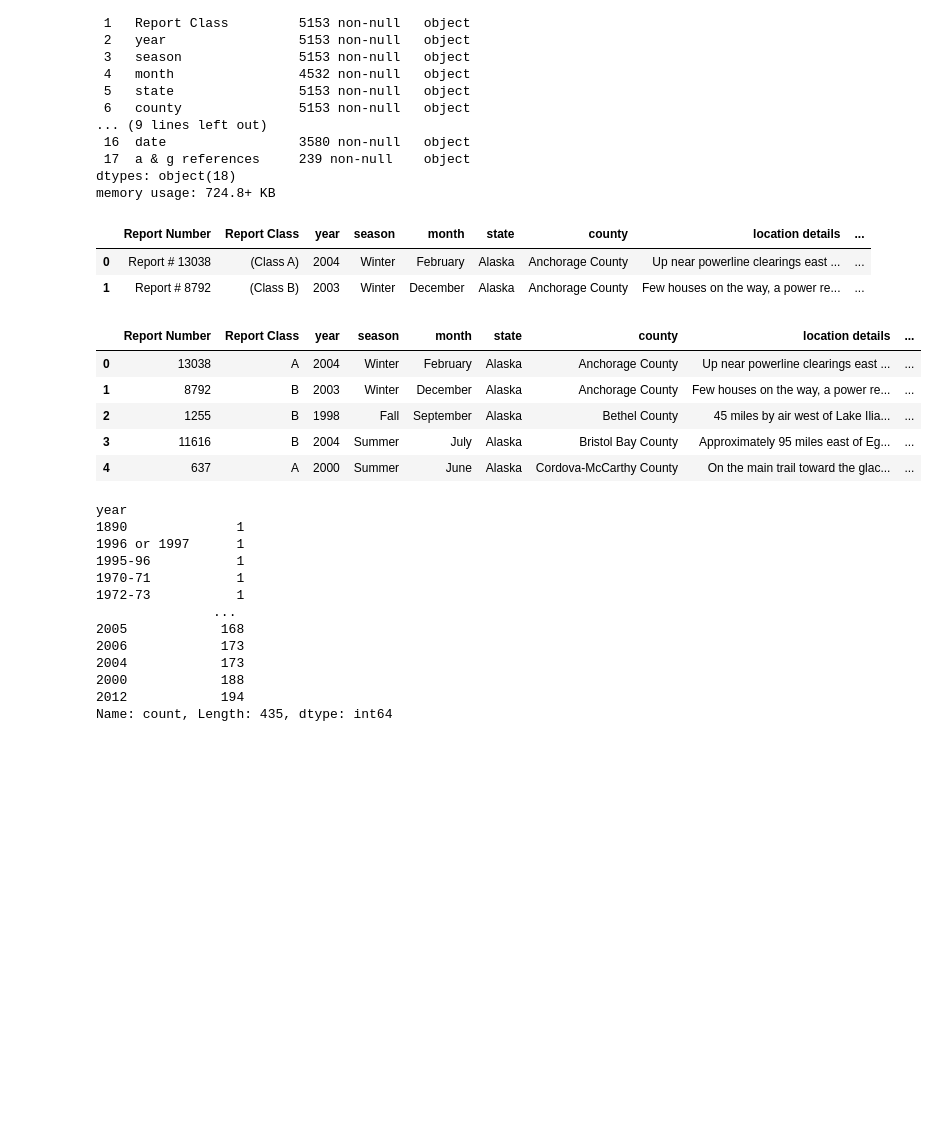
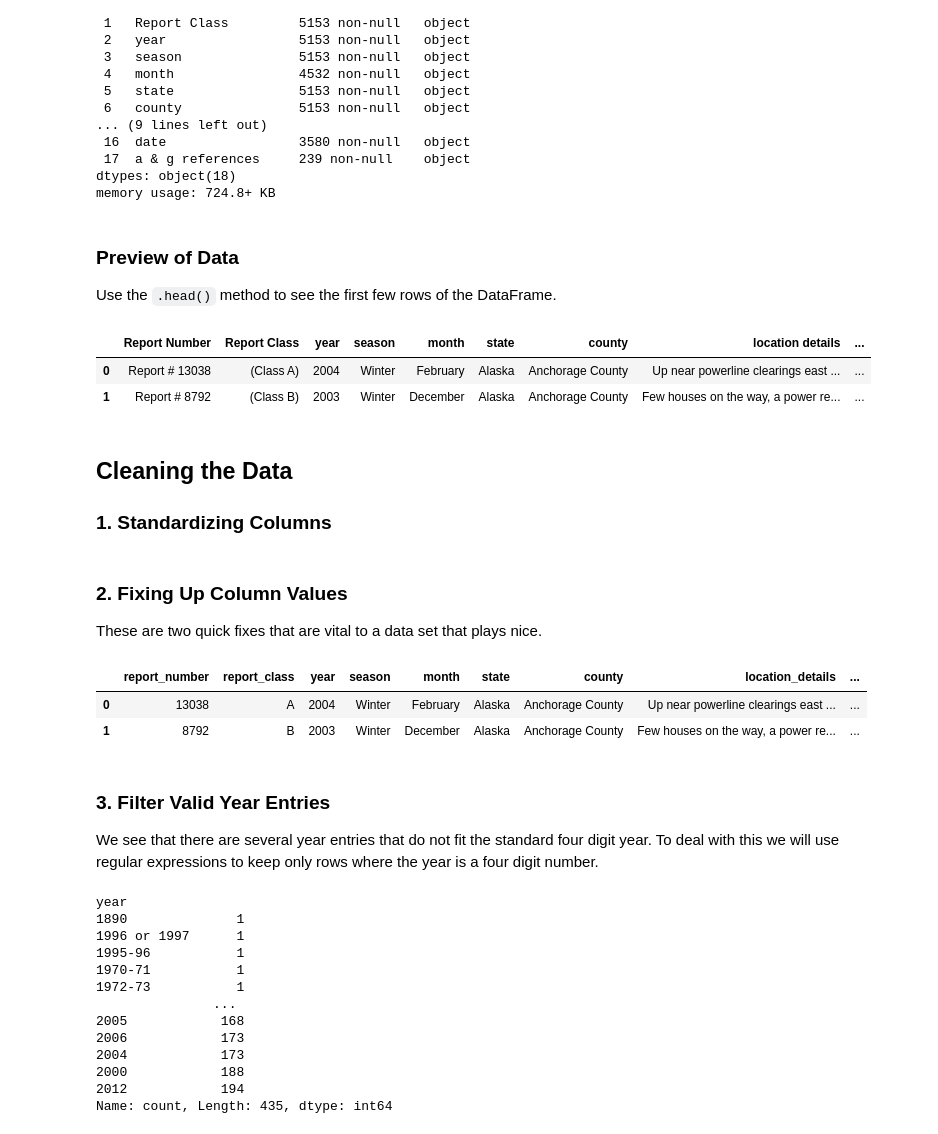
Before and after one commit to the-eva-a/bigfoot-sightings, a Jupyter notebook: notebooks/data-cleaning.ipynb, the cells around one changed output. Saved outputs shown, nothing was run; the diff lists cells and outputs as text; code cells hidden in the pictures; blank space fills up the shorter version.

```diff
--- a/notebooks/data-cleaning.ipynb
+++ b/notebooks/data-cleaning.ipynb
@@ -11,5 +12,0 @@ There are 5153 reports
-# %%
-# There seem to be a ton of entries lets make sure that we aren't double counting
-bigfoot_df = bigfoot_df.drop_duplicates(subset='Report Number')
-
-print(f'There are {len(bigfoot_df)} unique reports.')
@@ -35,28 +34,49 @@ Data columns (total 18 columns):
  17  a & g references     239 non-null    object
 dtypes: object(18)
 memory usage: 724.8+ KB
+# %% [markdown]
+### Preview of Data
+Use the `.head()` method to see the first few rows of the DataFrame.
 # %%
 bigfoot_df.head(2)
 # %% [output]
 |  | Report Number | Report Class | year | season | month | state | county | location details | ... |
 | 0 | Report # 13038 | (Class A) | 2004 | Winter | February | Alaska | Anchorage County | Up near powerline clearings east ... | ... |
 | 1 | Report # 8792 | (Class B) | 2003 | Winter | December | Alaska | Anchorage County | Few houses on the way, a power re... | ... |
+# %% [markdown]
+## Cleaning the Data
+
+### 1. Standardizing Columns
+# %%
+bigfoot_df.columns = bigfoot_df.columns.str.replace(' ','_').str.lower()
+# %% [markdown]
+### 2. Fixing Up Column Values
+These are two quick fixes that are vital to a data set that plays nice.
 # %%
-bigfoot_df['Report Number'] = bigfoot_df.loc[:, 'Report Number'].apply(
+bigfoot_df['report_number'] = bigfoot_df.loc[:, 'report_number'].apply(
   lambda x: pd.to_numeric(x.split('Report # ')[1]) if isinstance(x, str) and 'Report # ' in x else x)
 
-bigfoot_df['Report Class'] = bigfoot_df.loc[:, 'Report Class'].apply(
+bigfoot_df['report_class'] = bigfoot_df.loc[:, 'report_class'].apply(
     lambda x: x[6:-1].strip() if len(x) > 1 else x
 )
 
-bigfoot_df.head()
+# Standardize dates
+bigfoot_df['date_cleaned'] = pd.to_datetime(
+    bigfoot_df['date'], errors='coerce', format='%Y-%m-%d'
+)
+
+# Clean up environment
+bigfoot_df['environment'] = bigfoot_df['environment'].str.lower()
+bigfoot_df.head(2)
 # %% [output]
-|  | Report Number | Report Class | year | season | month | state | county | location details | ... |
+|  | report_number | report_class | year | season | month | state | county | location_details | ... |
 | 0 | 13038 | A | 2004 | Winter | February | Alaska | Anchorage County | Up near powerline clearings east ... | ... |
 | 1 | 8792 | B | 2003 | Winter | December | Alaska | Anchorage County | Few houses on the way, a power re... | ... |
-| 2 | 1255 | B | 1998 | Fall | September | Alaska | Bethel County | 45 miles by air west of Lake Ilia... | ... |
-| 3 | 11616 | B | 2004 | Summer | July | Alaska | Bristol Bay County | Approximately 95 miles east of Eg... | ... |
-| 4 | 637 | A | 2000 | Summer | June | Alaska | Cordova-McCarthy County | On the main trail toward the glac... | ... |
+# %% [markdown]
+### 3. Filter Valid Year Entries
+We see that there are several year entries that do not fit the standard four digit year.
+To deal with this we will use regular expressions to keep only rows where the year is a
+four digit number.
 # %%
 bigfoot_df['year'].value_counts(ascending=True)
 # %% [output]
```
Also changed, not shown: parts of 18 cells of this notebook, 1 other file.
